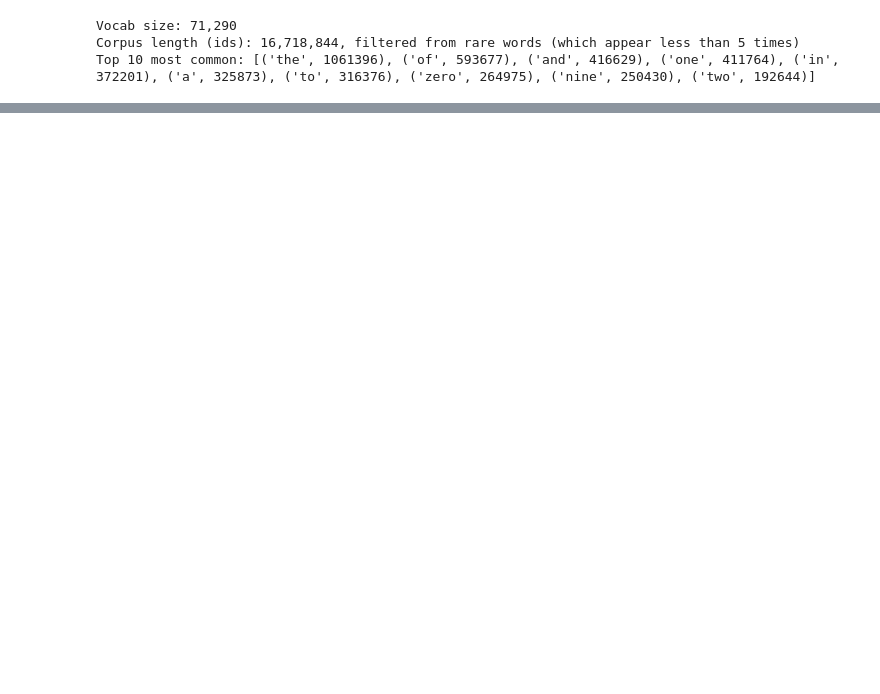
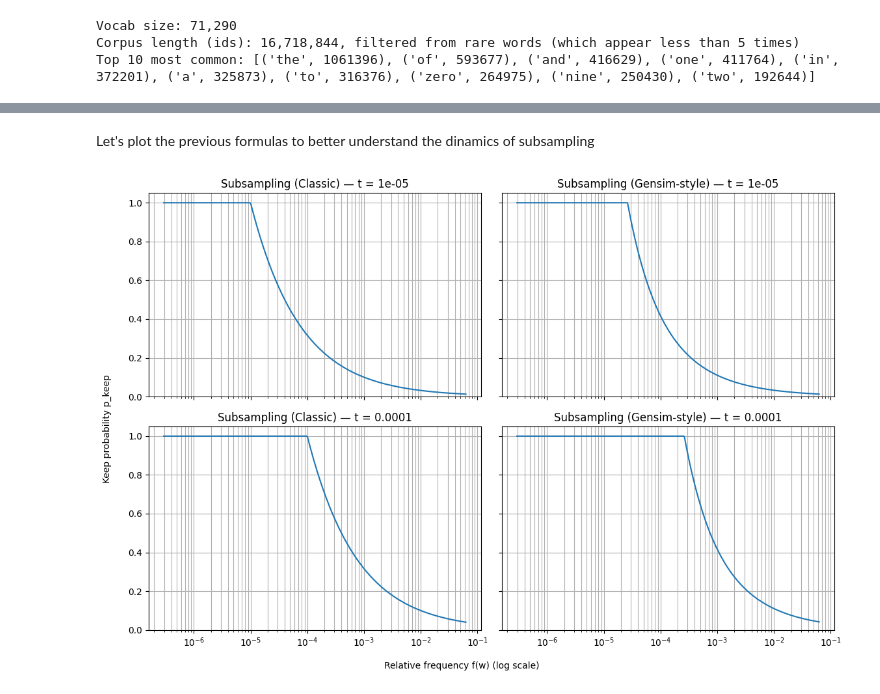
Before and after one commit to FederCO23/Potential_Talents_-_Yc1Y0PqXJsbGtBoy, a Jupyter notebook: Potential_Talents_part2.ipynb, the cells around one changed output, grey strips where cells are left out. Drawn from its saved outputs; the diff is of its cells as text; code cells hidden in the pictures; blank space fills up the shorter version.

Commit message:
Word2Vec simulation: Add Subsampling and Negative Sampling to the notebook part2

```diff
--- a/Potential_Talents_part2.ipynb
+++ b/Potential_Talents_part2.ipynb
@@ -143,0 +196,2 @@ Top 10 most common: [('the', 1061396), ('of', 593677), ('and', 416629), ('one',
+# %% [markdown]
+Let's plot the previous formulas to better understand the dinamics of subsampling
@@ -143,0 +200,52 @@ Top 10 most common: [('the', 1061396), ('of', 593677), ('and', 416629), ('one',
+# %%
+import matplotlib.pyplot as plt
+
+# keep-probability formulas:
+# classic
+def p_keep_classic(f, t):
+    f = np.asarray(f, dtype=float)
+    return np.minimum(1.0, np.sqrt(t / f))
+
+# gensim-style
+def p_keep_gensim(f, t):
+    f = np.asarray(f, dtype=float)
+    return np.minimum(1.0, np.sqrt(t / f) + (t / f))
+
+# build frequency grid from corpus
+total_tokens = sum(freq.values())
+freq_prop = np.array([freq[w] / total_tokens for w in vocab.keys()], dtype=float)
+
+f_min = float(freq_prop.min()) if len(freq_prop) else 1.0 / max(total_tokens, 1)
+f_max = float(freq_prop.max()) if len(freq_prop) else f_min * 10
+
+# ensure strictly positive
+f_min = max(f_min, 1.0 / total_tokens)
+if not np.isfinite(f_min) or not np.isfinite(f_max) or f_min >= f_max:
+    f_min, f_max = 1e-8, 1e-1
+
+f_grid = np.logspace(np.log10(f_min), np.log10(f_max), 400)
+
+# plot: 2x2 figure
+fig, axs = plt.subplots(2, 2, figsize=(12, 8), sharex=True, sharey=True)
+
+settings = [
+    ("Classic", 1e-5, p_keep_classic),
+    ("Gensim-style", 1e-5, p_keep_gensim),
+    ("Classic", 1e-4, p_keep_classic),
+    ("Gensim-style", 1e-4, p_keep_gensim),
+]
+
+for ax, (label, t, fn) in zip(axs.ravel(), settings):
+    y = fn(f_grid, t)
+    ax.semilogx(f_grid, y)
+    ax.set_ylim(0, 1.05)
+    ax.grid(True, which="both")
+    ax.set_title(f"Subsampling ({label}) — t = {t:g}")
+
+fig.text(0.5, 0.04, "Relative frequency f(w) (log scale)", ha="center")
+fig.text(0.04, 0.5, "Keep probability p_keep", va="center", rotation="vertical")
+
+plt.tight_layout(rect=[0.06, 0.06, 1, 1])
+plt.show()
+# %% [output]
+[figure, added]
```
Also changed, not shown: parts of 42 cells of this notebook.
